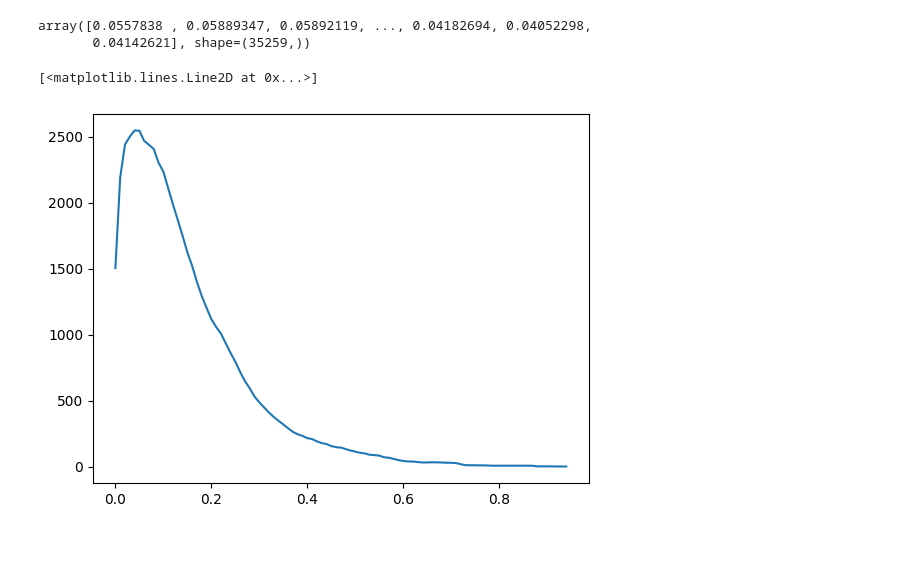
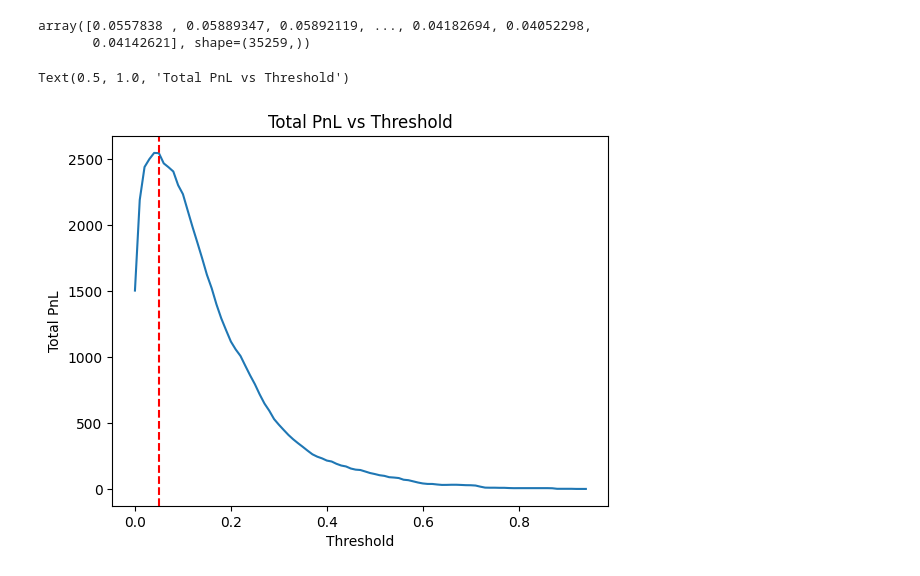
Before and after one commit to erxcshi/crypto_pred_market, a Jupyter notebook: models/log_reg.ipynb, the cells around one changed output. Drawn from its saved outputs; the diff is of its cells as text; code cells hidden in the pictures; blank space fills up the shorter version.

```diff
--- a/models/log_reg.ipynb
+++ b/models/log_reg.ipynb
@@ -230,7 +230,11 @@ for t in range(99):
 # print("5th percentile PnL:", np.quantile(pnl[trade_mask], 0.05))
 # %%
 plt.plot(threshold_lst, pnl_lst)
+plt.axvline(x=0.05, color='red', linestyle='--', label='Threshold = 0.05')
+plt.xlabel('Threshold')
+plt.ylabel('Total PnL')
+plt.title('Total PnL vs Threshold')
 # plt.plot(threshold_lst, np.log(num_trades_lst))
 # %% [output]
-[<matplotlib.lines.Line2D at 0x...>]
+Text(0.5, 1.0, 'Total PnL vs Threshold')
-[figure, old version]
+[figure, new version]
```
Also changed, not shown: parts of 2 cells of this notebook.
